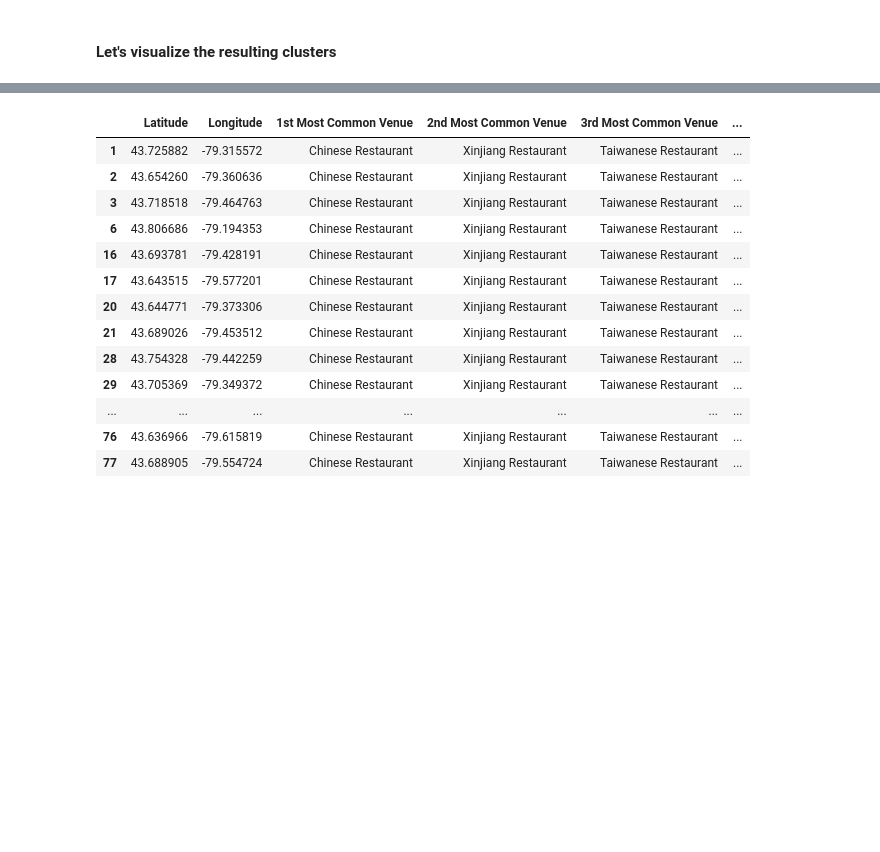
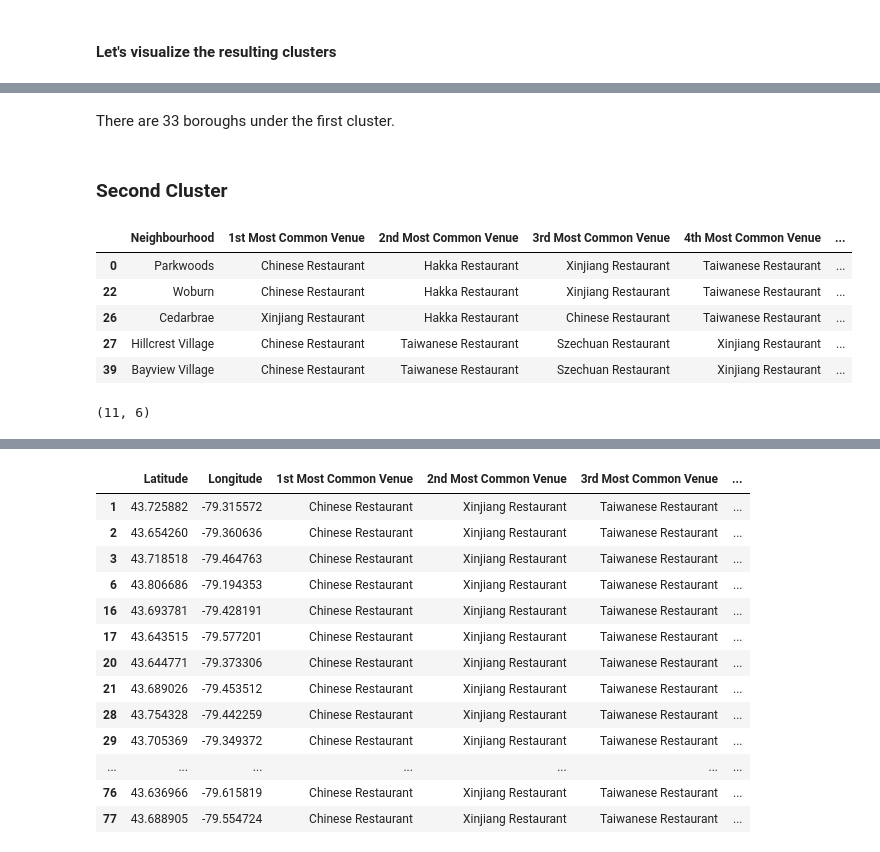
Before and after one commit to huiyi-see/Coursera_Capstone, a Jupyter notebook: Capstone_Project2.ipynb, the cells around one changed output, grey strips where cells are left out. Drawn from its saved outputs; the diff is of its cells as text; code cells hidden in the pictures; blank space fills up the shorter version.

```diff
--- a/Capstone_Project2.ipynb
+++ b/Capstone_Project2.ipynb
@@ -610,0 +642,18 @@ TypeError: list indices must be integers or slices, not float
+# %% [markdown]
+There are 33 boroughs under the first cluster.
+# %% [markdown]
+### Second Cluster
+# %%
+to_clus2 = toronto_merged.loc[toronto_merged['Cluster Labels'] == 1, toronto_merged.columns[[1] + list(range(5, toronto_merged.shape[1]))]]
+to_clus2.head()
+# %% [output]
+|  | Neighbourhood | 1st Most Common Venue | 2nd Most Common Venue | 3rd Most Common Venue | 4th Most Common Venue | ... |
+| 0 | Parkwoods | Chinese Restaurant | Hakka Restaurant | Xinjiang Restaurant | Taiwanese Restaurant | ... |
+| 22 | Woburn | Chinese Restaurant | Hakka Restaurant | Xinjiang Restaurant | Taiwanese Restaurant | ... |
+| 26 | Cedarbrae | Xinjiang Restaurant | Hakka Restaurant | Chinese Restaurant | Taiwanese Restaurant | ... |
+| 27 | Hillcrest Village | Chinese Restaurant | Taiwanese Restaurant | Szechuan Restaurant | Xinjiang Restaurant | ... |
+| 39 | Bayview Village | Chinese Restaurant | Taiwanese Restaurant | Szechuan Restaurant | Xinjiang Restaurant | ... |
+# %%
+to_clus2.shape
+# %% [output]
+(11, 6)
```
Also changed, not shown: parts of 17 cells of this notebook, 1 other file.
